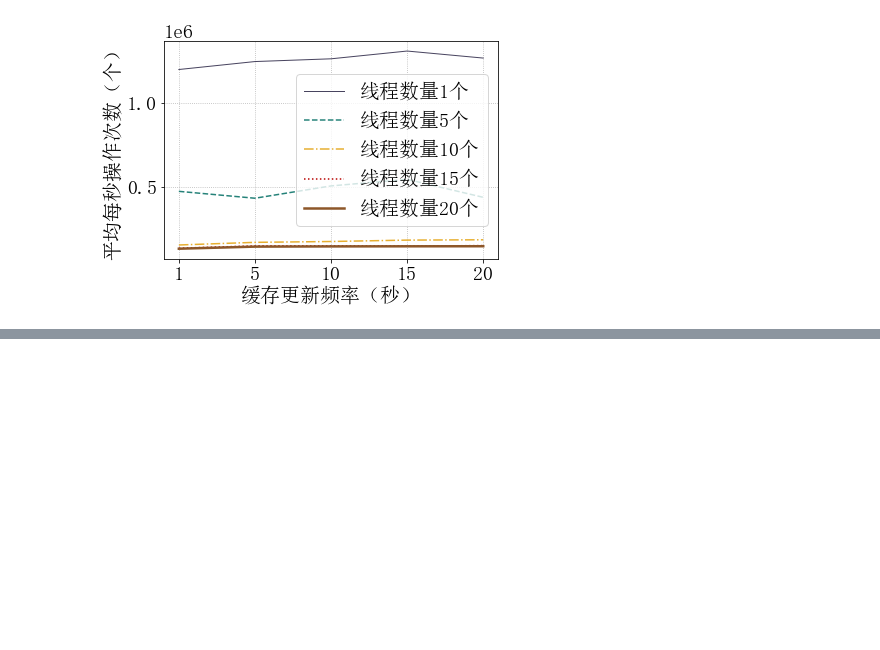
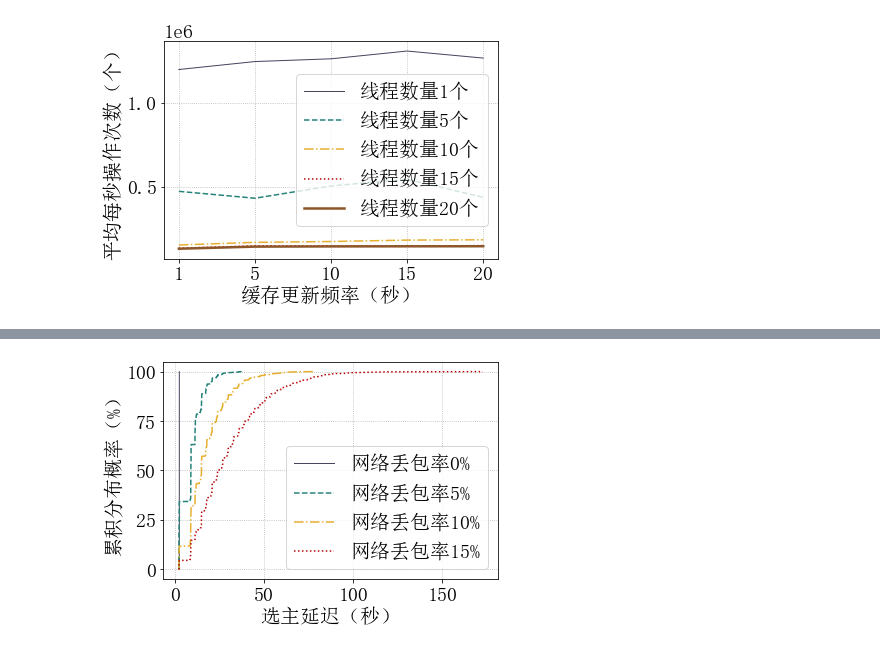
Before and after one commit to HoniiTro19/oceanbase, a Jupyter notebook: testbench/script/graphs.ipynb, the cells around one changed output, grey strips where cells are left out. Saved outputs shown, nothing was run; the diff lists cells and outputs as text; code cells hidden in the pictures; blank space fills up the shorter version.

```diff
--- a/testbench/script/graphs.ipynb
+++ b/testbench/script/graphs.ipynb
@@ -1025,0 +1092,27 @@ plt.show()
+# %%
+# x轴网络丢包率，y轴平均选主时间，累积分布图，图例为网络丢包率
+plt.figure()
+plt.grid(linestyle = ":") #设置背景网格线为虚线
+
+
+sorted_tst600_delay50_loss0 = np.sort(data_dict["tst600-delay50-loss0"])
+total_tst600_delay50_loss0 = np.sum(sorted_tst600_delay50_loss0)
+sorted_tst600_delay50_loss5 = np.sort(data_dict["tst600-delay50-loss5"])
+total_tst600_delay50_loss5 = np.sum(sorted_tst600_delay50_loss5)
+sorted_tst600_delay50_loss10 = np.sort(data_dict["tst600-delay50-loss10"])
+total_tst600_delay50_loss10 = np.sum(sorted_tst600_delay50_loss10)
+sorted_tst600_delay50_loss15 = np.sort(data_dict["tst600-delay50-loss15"])
+total_tst600_delay50_loss15 = np.sum(sorted_tst600_delay50_loss15)
+plt.plot(sorted_tst600_delay50_loss0, np.cumsum(sorted_tst600_delay50_loss0) * 100 / total_tst600_delay50_loss0, linestyle="-", color=color1, label="网络丢包率0%", linewidth=1)
+plt.plot(sorted_tst600_delay50_loss5, np.cumsum(sorted_tst600_delay50_loss5) * 100 / total_tst600_delay50_loss5, linestyle="--", color=color2, label="网络丢包率5%", linewidth=1.5)
+plt.plot(sorted_tst600_delay50_loss10, np.cumsum(sorted_tst600_delay50_loss10) * 100 / total_tst600_delay50_loss10, linestyle="-.", color=color3, label="网络丢包率10%", linewidth=1.5)
+plt.plot(sorted_tst600_delay50_loss15, np.cumsum(sorted_tst600_delay50_loss15) * 100 / total_tst600_delay50_loss15, linestyle=":", color=color4, label="网络丢包率15%", linewidth=1.5)
+
+plt.xlabel("选主延迟（秒）")
+plt.ylabel("累积分布概率（%）")
+plt.legend(loc=0, numpoints=1)
+
+plt.savefig("../result/loss-tst-cdf.pdf", bbox_inches="tight")
+plt.show()
+# %% [output]
+[figure, added]
```
Also changed, not shown: parts of 6 cells of this notebook, 6 other files.
